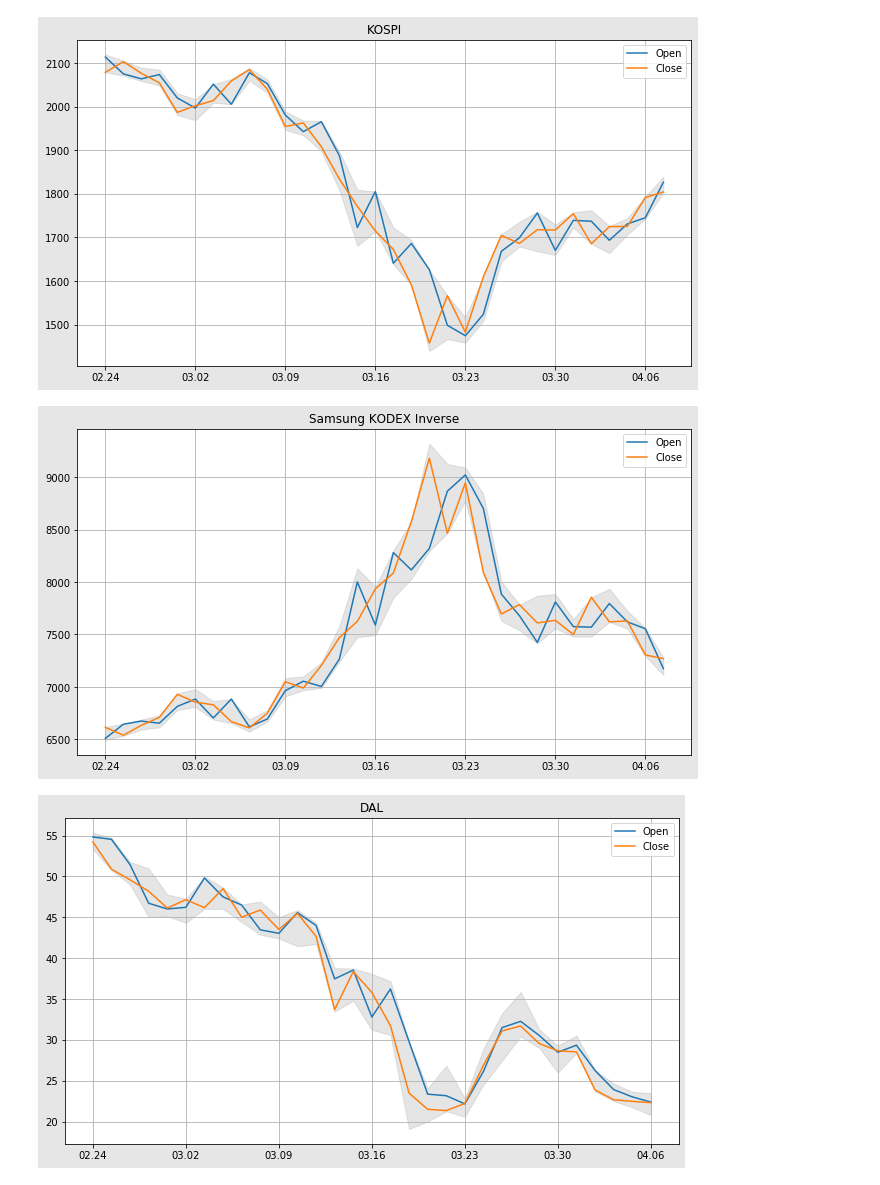
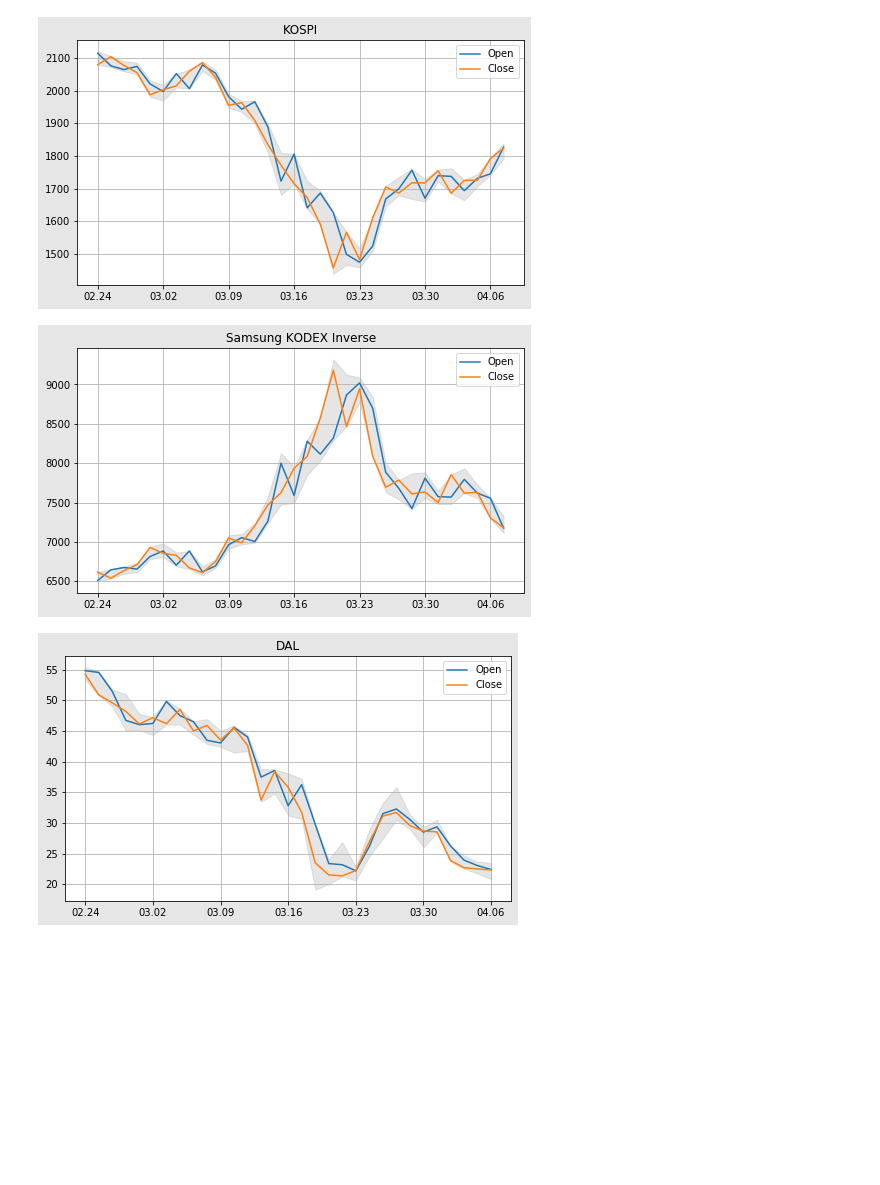
Before and after one commit to ajmal017/money, a Jupyter notebook: stock.ipynb, the cells around one changed output. Cells and saved outputs as stored; diff of their text form; code cells hidden in the pictures; blank space fills up the shorter version.

```diff
--- a/stock.ipynb
+++ b/stock.ipynb
@@ -33,44 +33,53 @@ class gcAsset:
                                             from_date=fromDate,
                                             to_date=today.strftime("%d/%m/%Y"),
                                             as_json=False, order='ascending')
+        elif kind == 'commodity':
+            self.df = investpy.commodities.get_commodity_historical_data(commodity=name,
+                                            country=country,
+                                            from_date=fromDate,
+                                            to_date=today.strftime("%d/%m/%Y"),
+                                            as_json=False, order='ascending')
         else:
             return('missing kind')
         self.df = self.df[~(self.df.iloc[:,1] == self.df.iloc[:,2])]
 
     def plot(self):
-        fig = plt.figure(figsize=[11,6])
+        fig = plt.figure(figsize=[8,4.5])
 
         ax = fig.add_subplot(1,1,1)
         ax.plot(range(self.df.index.size), self.df[['Open','Close']])
 
         ax.set_xticks(range(0,self.df.index.size,tickFreq))
         xTickLabels = list(self.df.index.strftime("%m.%d"))[::tickFreq]
         ax.set_xticklabels(xTickLabels)
 
         ax.legend(('Open','Close'))
         ax.set_title(self.name)
 
         ax.fill_between(range(self.df.index.size), self.df['Low'], self.df['High'], color='Gray', alpha=0.2)
         ax.grid(True)
         fig.patch.set_facecolor((0.9, 0.9, 0.9))
 
 asset = 'KOSPI 200'
 asset = 'KOSPI 200 Future'
 asset = 'KOSPI 200 Futures Inverse'
 asset = 'KOSPI'
 
 KP = gcAsset('KOSPI', 'index', 'korea', fromDate)
 KP.plot()
 
 KP_I = gcAsset('Samsung KODEX Inverse', 'etf', 'korea', fromDate)
 KP_I.plot()
 
 DAL = gcAsset('DAL', 'stock', 'us', fromDate)
 DAL.plot()
 
-WTI = gcAsset('Samsung Securities Leverage WTI Crude Oil Futures', 'etf', 'korea', fromDate)
+# print(investpy.commodities.get_commodities_list())
+WTI = gcAsset('Crude Oil WTI', 'commodity', 'us', fromDate)
 WTI.plot()
+# WTI = gcAsset('Samsung Securities Leverage WTI Crude Oil Futures', 'etf', 'korea', fromDate)
+# WTI.plot()
 # %% [output]
-[figure, old version]
+[figure, new version]
-[figure, old version]
+[figure, new version]
-[figure, old version]
+[figure, new version]
```
Also changed, not shown: parts of 1 cell of this notebook.
